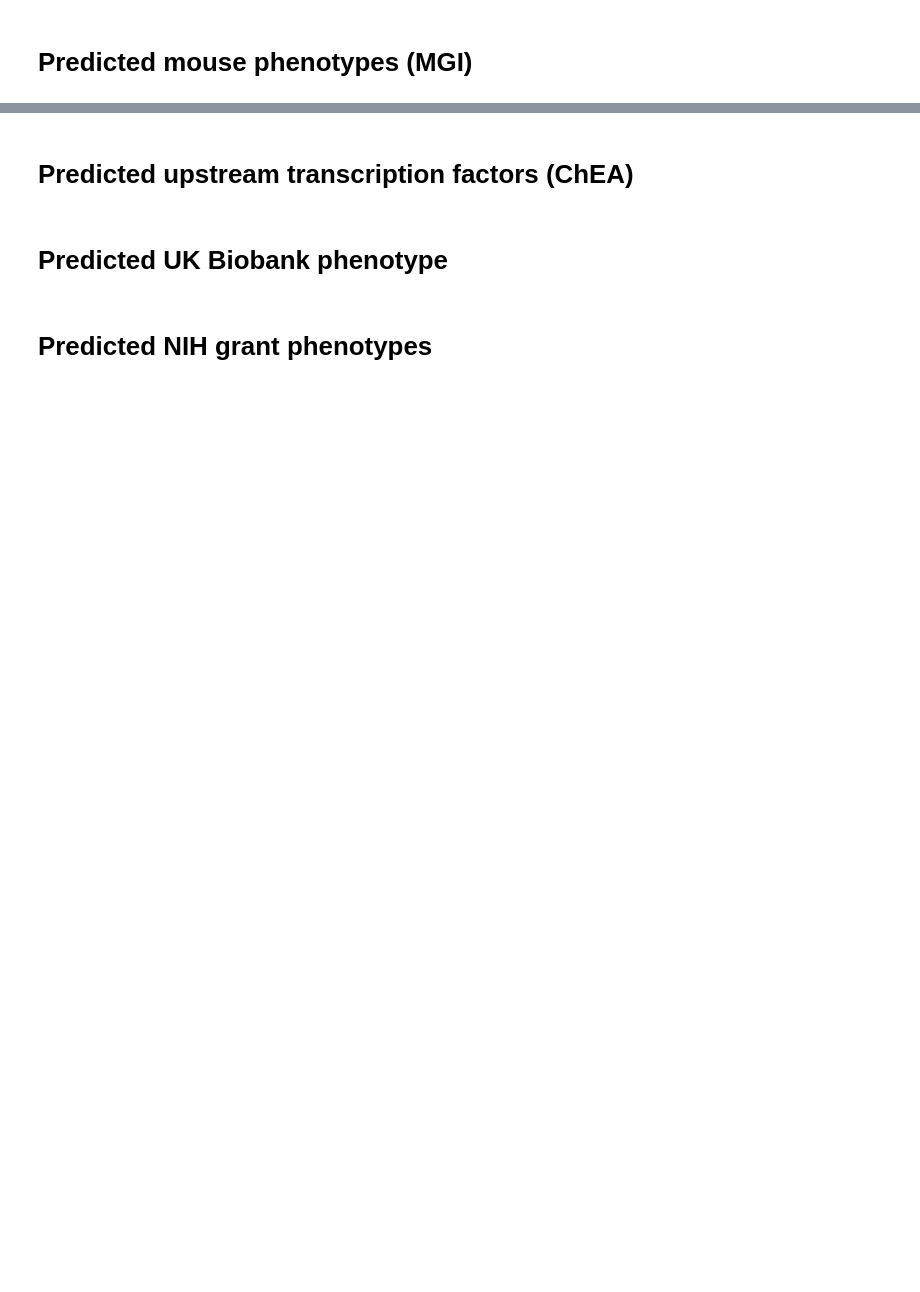
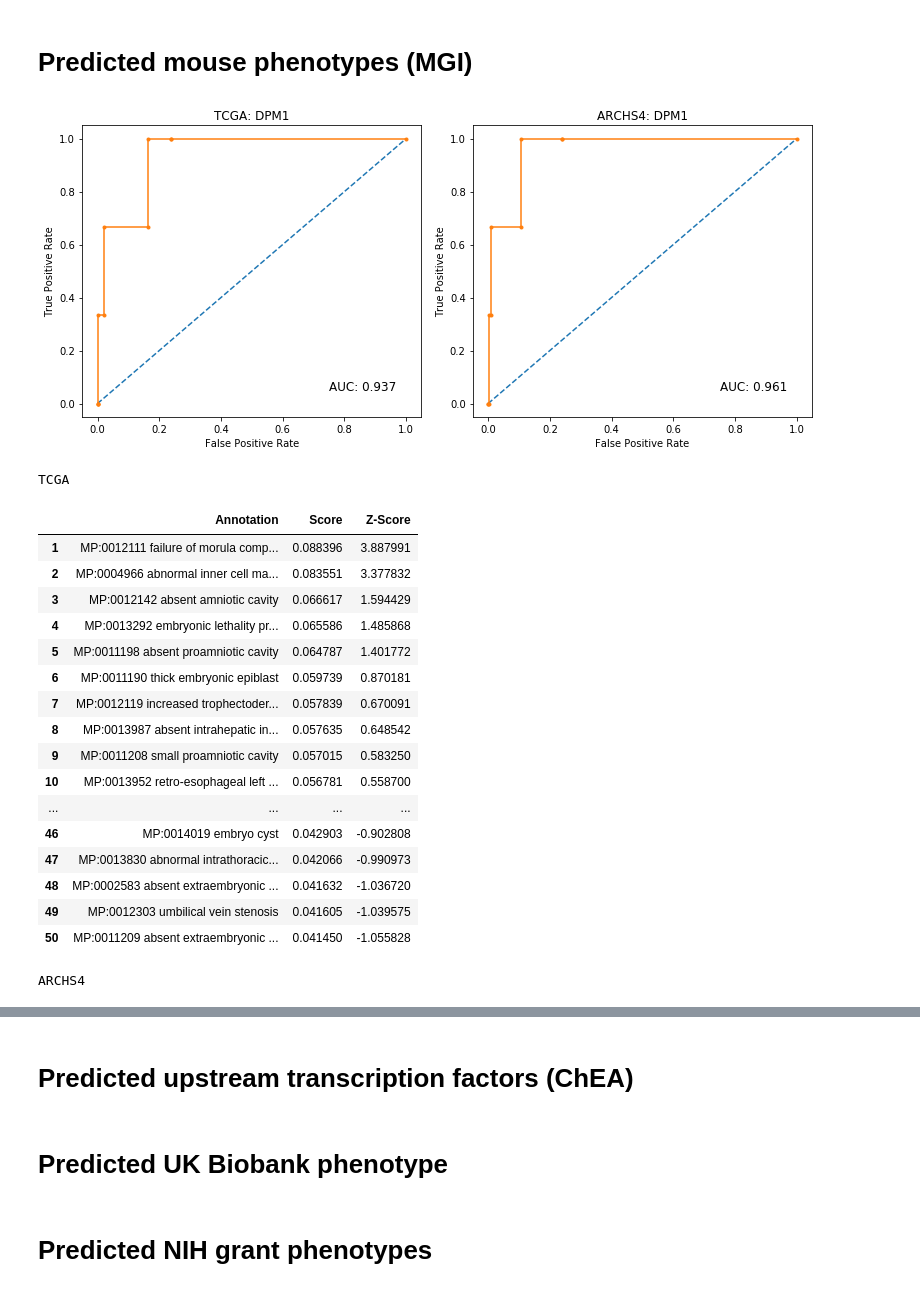
Before and after one commit to MaayanLab/RNA-level-functional-predictions, a Jupyter notebook: appyter_draft.ipynb, the cells around one changed output, grey strips where cells are left out. Cells and saved outputs as stored; diff of their text form; code cells hidden in the pictures; blank space fills up the shorter version.

```diff
--- a/appyter_draft.ipynb
+++ b/appyter_draft.ipynb
@@ -180,4 +243,25 @@ process(libraries[1])
 # %% [markdown]
 # Predicted mouse phenotypes (MGI)
 # %%
-process(libraries[2])
+process(libraries[2], tcga_genes, tcga_cor, archs4_genes, np.array(archs4_cor))
+# %% [output]
+[figure, added]
+TCGA
+|  | Annotation | Score | Z-Score |
+| 1 | MP:0012111 failure of morula comp... | 0.088396 | 3.887991 |
+| 2 | MP:0004966 abnormal inner cell ma... | 0.083551 | 3.377832 |
+| 3 | MP:0012142 absent amniotic cavity | 0.066617 | 1.594429 |
+| 4 | MP:0013292 embryonic lethality pr... | 0.065586 | 1.485868 |
+| 5 | MP:0011198 absent proamniotic cavity | 0.064787 | 1.401772 |
+| 6 | MP:0011190 thick embryonic epiblast | 0.059739 | 0.870181 |
+| 7 | MP:0012119 increased trophectoder... | 0.057839 | 0.670091 |
+| 8 | MP:0013987 absent intrahepatic in... | 0.057635 | 0.648542 |
+| 9 | MP:0011208 small proamniotic cavity | 0.057015 | 0.583250 |
+| 10 | MP:0013952 retro-esophageal left ... | 0.056781 | 0.558700 |
+| ... | ... | ... | ... |
+| 46 | MP:0014019 embryo cyst | 0.042903 | -0.902808 |
+| 47 | MP:0013830 abnormal intrathoracic... | 0.042066 | -0.990973 |
+| 48 | MP:0002583 absent extraembryonic ... | 0.041632 | -1.036720 |
+| 49 | MP:0012303 umbilical vein stenosis | 0.041605 | -1.039575 |
+| 50 | MP:0011209 absent extraembryonic ... | 0.041450 | -1.055828 |
+ARCHS4
```
Also changed, not shown: parts of 7 cells of this notebook.
